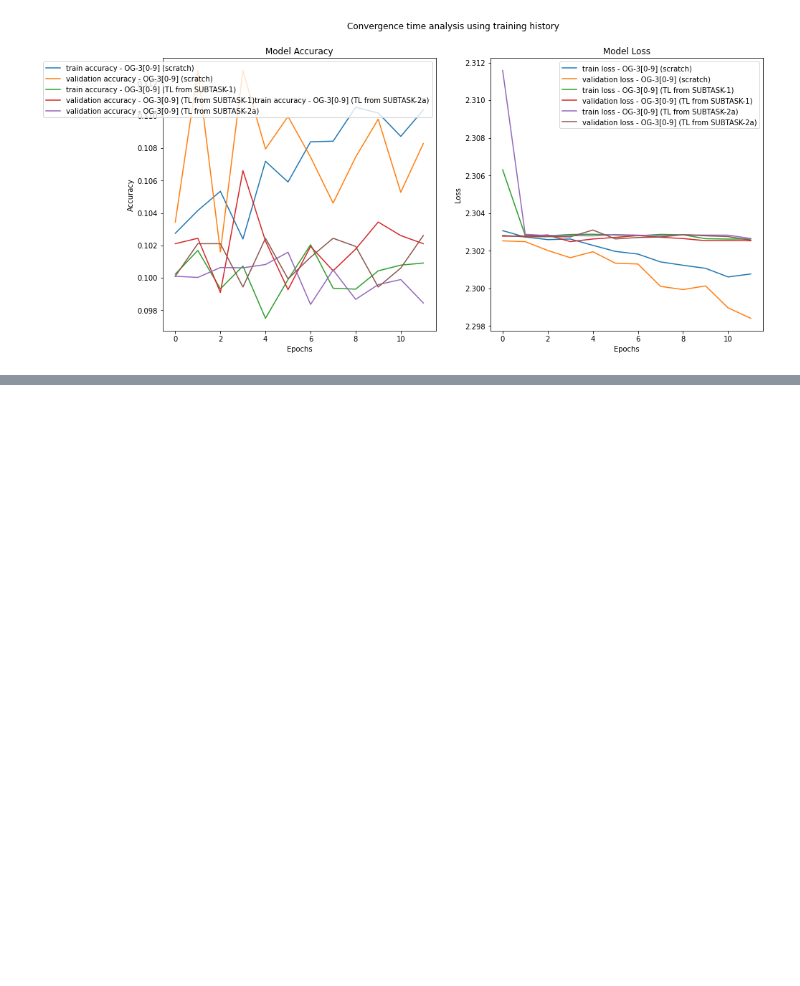
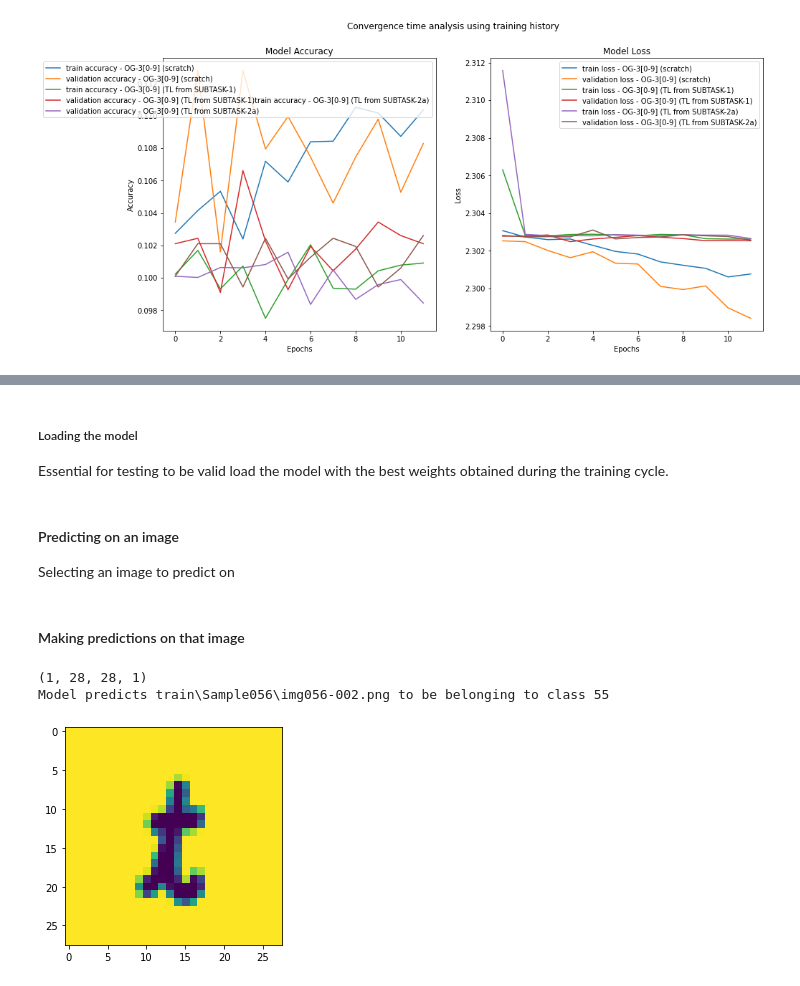
Before and after one commit to Anshul22Verma/MIDAS, a Jupyter notebook: character_classification.ipynb, the cells around one changed output, grey strips where cells are left out. Drawn from its saved outputs; the diff is of its cells as text; code cells hidden in the pictures; blank space fills up the shorter version.

Commit message:
predictions added

```diff
--- a/character_classification.ipynb
+++ b/character_classification.ipynb
@@ -1309,0 +1415,10 @@ If this is indeed the fact then I should just use the models trained before and
+# %%
+N_CLASSES = 62
+MODEL_INPUT_SIZE = (28, 28, 1)
+INPUT_SIZE = (28, 28)
+BATCH_SIZE = 16
+
+#Training specific parameters
+MODEL_LOC = './models'
+MODEL_WTS_FILE_NAME = 'CNN-subtask-1.h5'
+INITIAL_LR = 0.01
@@ -1309,0 +1429,3 @@ If this is indeed the fact then I should just use the models trained before and
+# %%
+task1_CNN = MIDAS_CNN()
+task1_CNN.compile_CNN(MODEL_INPUT_SIZE, N_CLASSES, INITIAL_LR, label_smoothing=0.2)
@@ -1309,0 +1450,21 @@ If this is indeed the fact then I should just use the models trained before and
+# %% [markdown]
+##### Loading the model
+
+Essential for testing to be valid load the model with the best weights obtained during the training cycle.
+# %%
+task1_CNN.load_model(model_loc=os.path.join(MODEL_LOC, MODEL_WTS_FILE_NAME))
+# %% [markdown]
+#### Predicting on an image
+
+Selecting an image to predict on
+# %%
+img_loc = os.path.join('train', 'Sample056', 'img056-002.png')
+# %% [markdown]
+#### Making predictions on that image
+# %%
+probability, class_ = task1_CNN.predict_img(img_loc)
+print(f'Model predicts {img_loc} to be belonging to class {class_}')
+# %% [output]
+(1, 28, 28, 1)
+Model predicts train\Sample056\img056-002.png to be belonging to class 55
+[figure, added]
```
Also changed, not shown: parts of 11 cells of this notebook.
